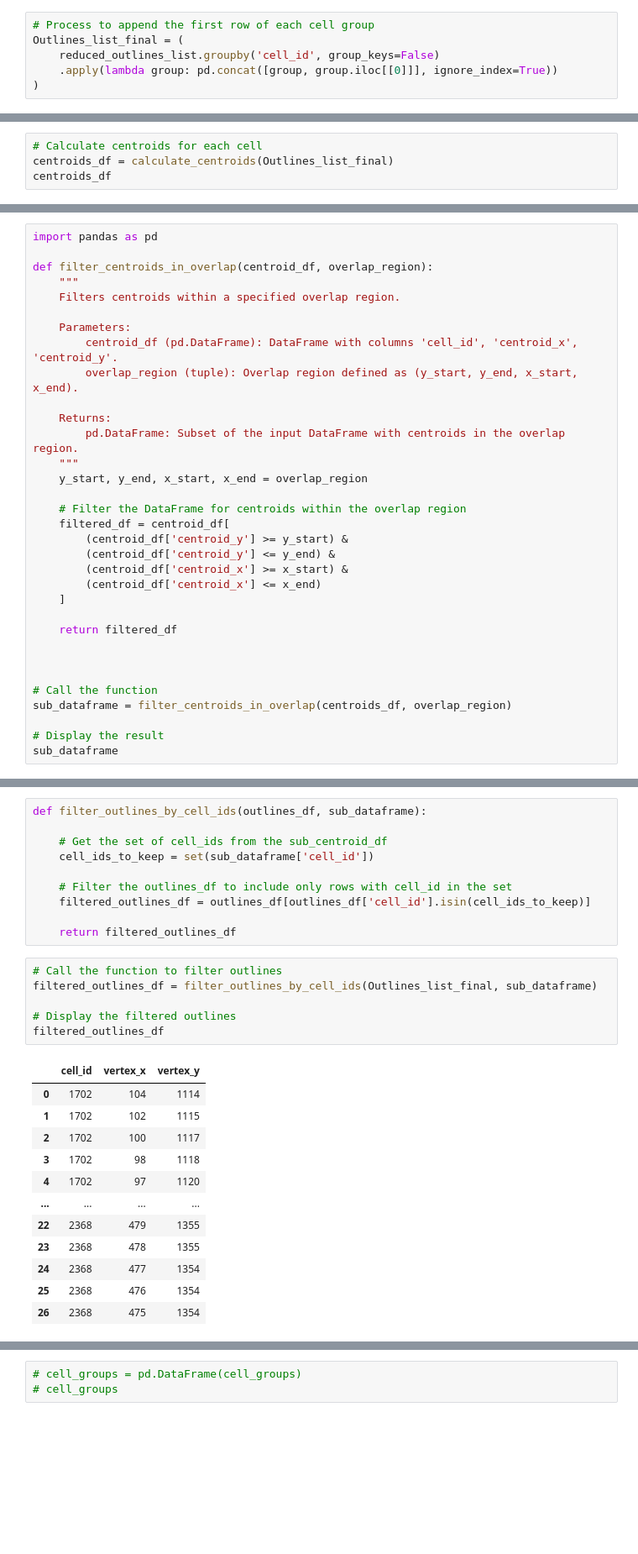
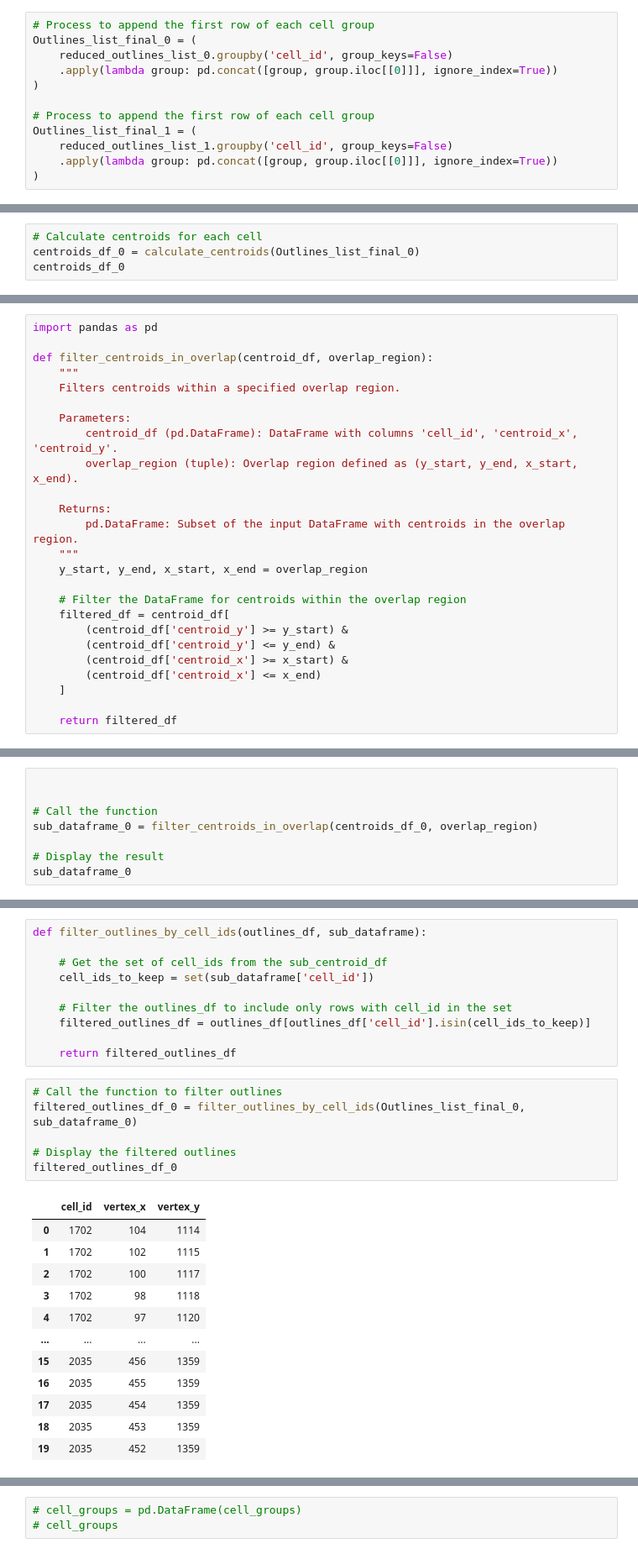
Before and after one commit to xiwang3236/Image_processing_tools, a Jupyter notebook: Solve_conflict.ipynb, the cells around one changed output, grey strips where cells are left out. Shown at 84% size. Cells and saved outputs as stored; diff of their text form; blank space fills up the shorter version.

```diff
--- a/Solve_conflict.ipynb
+++ b/Solve_conflict.ipynb
@@ -261,6 +286,12 @@ Reduced shape: (69069, 3)
 # %%
 # Process to append the first row of each cell group
-Outlines_list_final = (
-    reduced_outlines_list.groupby('cell_id', group_keys=False)
+Outlines_list_final_0 = (
+    reduced_outlines_list_0.groupby('cell_id', group_keys=False)
     .apply(lambda group: pd.concat([group, group.iloc[[0]]], ignore_index=True))
 )
+
+# Process to append the first row of each cell group
+Outlines_list_final_1 = (
+    reduced_outlines_list_1.groupby('cell_id', group_keys=False)
+    .apply(lambda group: pd.concat([group, group.iloc[[0]]], ignore_index=True))
+)
@@ -302,8 +317,8 @@ def calculate_centroids(df):
     return centroids
 # %%
 # Calculate centroids for each cell
-centroids_df = calculate_centroids(Outlines_list_final)
-centroids_df
+centroids_df_0 = calculate_centroids(Outlines_list_final_0)
+centroids_df_0
 # %% [output]
 |  | cell_id | centroid_x | centroid_y |
 | 0 | 1 | 41.280000 | 7.080000 |
@@ -347,11 +380,3 @@ def filter_centroids_in_overlap(centroid_df, overlap_region):
     ]
 
     return filtered_df
-
-
-
-# Call the function
-sub_dataframe = filter_centroids_in_overlap(centroids_df, overlap_region)
-
-# Display the result
-sub_dataframe
@@ -387,0 +383,8 @@ Outlines_list_final
+# %%
+
+
+# Call the function
+sub_dataframe_0 = filter_centroids_in_overlap(centroids_df_0, overlap_region)
+
+# Display the result
+sub_dataframe_0
@@ -397,20 +434,20 @@ def filter_outlines_by_cell_ids(outlines_df, sub_dataframe):
     return filtered_outlines_df
 # %%
 # Call the function to filter outlines
-filtered_outlines_df = filter_outlines_by_cell_ids(Outlines_list_final, sub_dataframe)
+filtered_outlines_df_0 = filter_outlines_by_cell_ids(Outlines_list_final_0, sub_dataframe_0)
 
 # Display the filtered outlines
-filtered_outlines_df
+filtered_outlines_df_0
 # %% [output]
 |  | cell_id | vertex_x | vertex_y |
 | 0 | 1702 | 104 | 1114 |
 | 1 | 1702 | 102 | 1115 |
 | 2 | 1702 | 100 | 1117 |
 | 3 | 1702 | 98 | 1118 |
 | 4 | 1702 | 97 | 1120 |
 | ... | ... | ... | ... |
-| 22 | 2368 | 479 | 1355 |
-| 23 | 2368 | 478 | 1355 |
-| 24 | 2368 | 477 | 1354 |
-| 25 | 2368 | 476 | 1354 |
-| 26 | 2368 | 475 | 1354 |
+| 15 | 2035 | 456 | 1359 |
+| 16 | 2035 | 455 | 1359 |
+| 17 | 2035 | 454 | 1359 |
+| 18 | 2035 | 453 | 1359 |
+| 19 | 2035 | 452 | 1359 |
```
Also changed, not shown: parts of 26 cells of this notebook, 1 other file.
